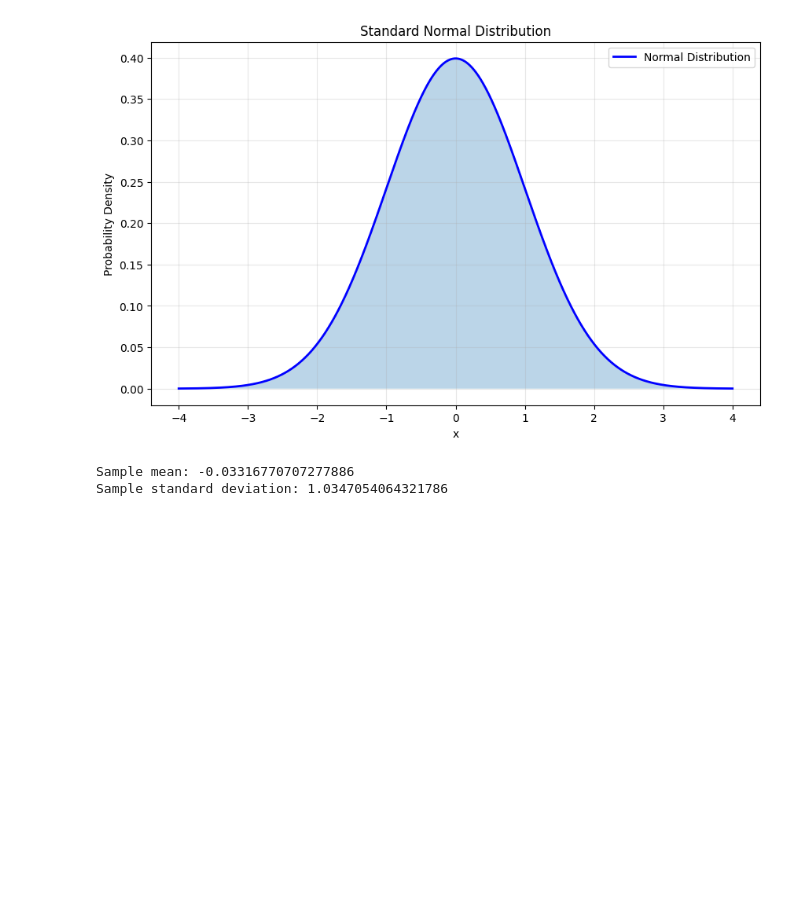
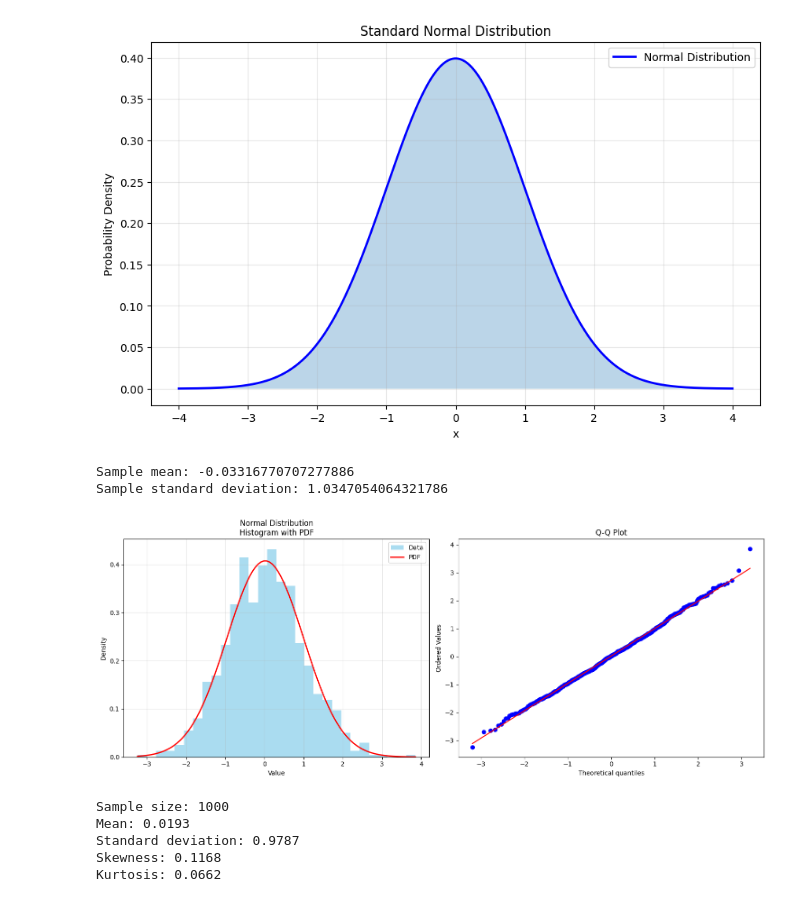
Before and after one commit to ihrpr/mcp-client-jupyter-chat, a Jupyter notebook: Untitled.ipynb, the cells around one changed output. Cells and saved outputs as stored; diff of their text form; code cells hidden in the pictures; blank space fills up the shorter version.

```diff
--- a/Untitled.ipynb
+++ b/Untitled.ipynb
@@ -55,3 +55,50 @@ print("Sample standard deviation:", np.std(random_numbers))
 [figure]
 Sample mean: -0.03316770707277886
 Sample standard deviation: 1.0347054064321786
+# %%
+import numpy as np
+import matplotlib.pyplot as plt
+from scipy import stats
+
+# Set random seed for reproducibility
+np.random.seed(42)
+
+# Generate sample data
+sample_size = 1000
+data = np.random.normal(loc=0, scale=1, size=sample_size)
+
+# Create figure with two subplots
+fig, (ax1, ax2) = plt.subplots(1, 2, figsize=(15, 6))
+
+# Plot 1: Histogram with PDF
+x = np.linspace(min(data), max(data), 100)
+pdf = stats.norm.pdf(x, loc=np.mean(data), scale=np.std(data))
+
+ax1.hist(data, bins=30, density=True, alpha=0.7, color='skyblue', label='Data')
+ax1.plot(x, pdf, 'r-', lw=2, label='PDF')
+ax1.set_title('Normal Distribution\nHistogram with PDF')
+ax1.set_xlabel('Value')
+ax1.set_ylabel('Density')
+ax1.grid(True, alpha=0.3)
+ax1.legend()
+
+# Plot 2: Q-Q plot
+stats.probplot(data, dist="norm", plot=ax2)
+ax2.set_title('Q-Q Plot')
+
+plt.tight_layout()
+plt.show()
+
+# Print summary statistics
+print(f"Sample size: {sample_size}")
+print(f"Mean: {np.mean(data):.4f}")
+print(f"Standard deviation: {np.std(data):.4f}")
+print(f"Skewness: {stats.skew(data):.4f}")
+print(f"Kurtosis: {stats.kurtosis(data):.4f}")
+# %% [output]
+[figure, added]
+Sample size: 1000
+Mean: 0.0193
+Standard deviation: 0.9787
+Skewness: 0.1168
+Kurtosis: 0.0662
```
Also changed, not shown: 1 other file.
